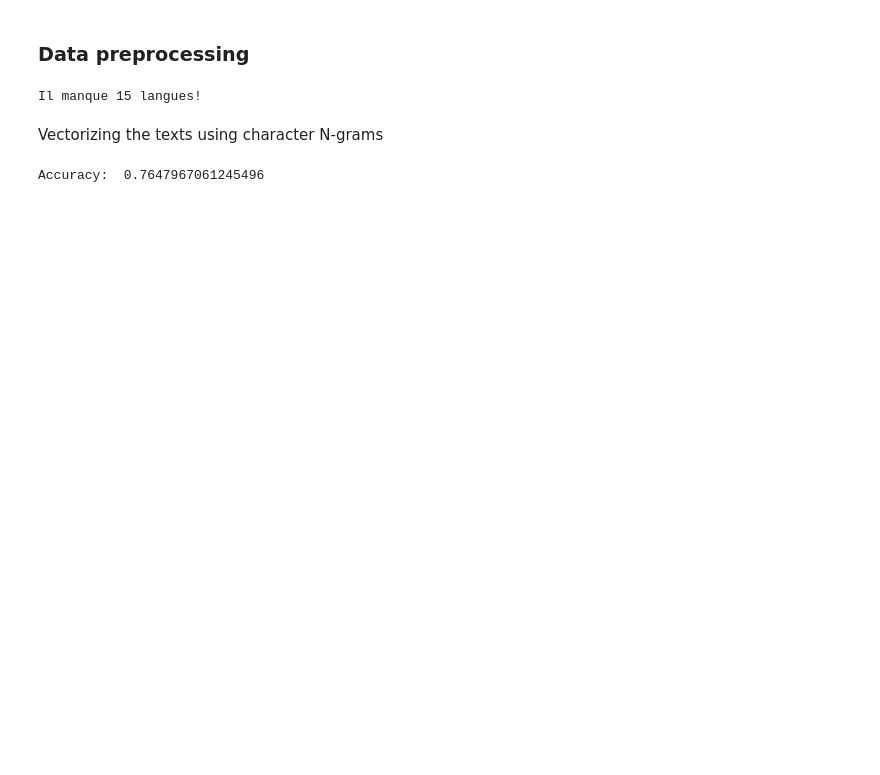
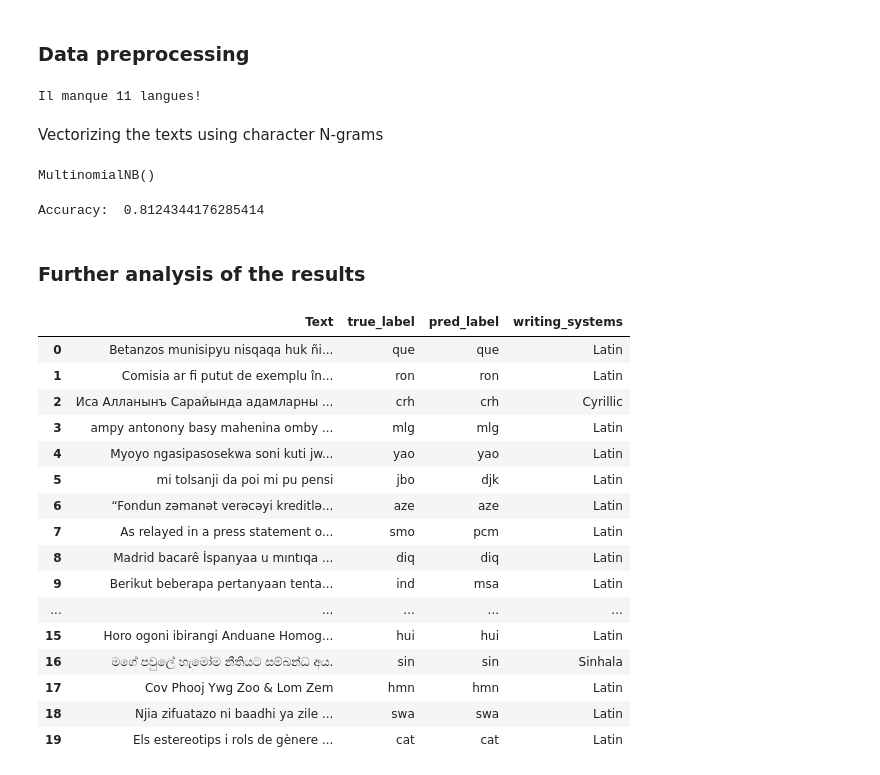
Before and after one commit to pierreglerant/nlp, a Jupyter notebook: ngram_classifier.ipynb, the cells around one changed output. Cells and saved outputs as stored; diff of their text form; code cells hidden in the pictures; blank space fills up the shorter version.

```diff
--- a/ngram_classifier.ipynb
+++ b/ngram_classifier.ipynb
@@ -16,28 +21,70 @@ from sklearn.linear_model import LogisticRegression
 # %% [markdown]
 ### Data preprocessing
 # %%
+#Opening the csv as pandas DataFrame
 df = pd.read_csv("train_submission.csv")
 
+# We get the texts, labels and unique classes as lists
 X = df['Text'].to_list()
 y = df['Label'].to_list()
 labels = df.groupby('Label').first().reset_index()['Label'].to_list()
 
-X_train, X_test, y_train, y_test = train_test_split(X,y,test_size=0.05)
+# Split the dataset as train and validation datasets
+X_train, X_test, y_train, y_test = train_test_split(X,y,test_size=0.1)
 
 # Check if every language is in the training set:
 if len(set(y_test)) != len(labels):
     print(f"Il manque {-len(set(y_test)) + len(labels)} langues!")
 # %% [output]
-Il manque 15 langues!
+Il manque 11 langues!
 # %% [markdown]
 Vectorizing the texts using character N-grams
 # %%
-vectorizer = TfidfVectorizer(analyzer="char",lowercase=False,ngram_range=(3,5))
+# Using TF-IDF vectorizer to get the feature matrix
+vectorizer = TfidfVectorizer(analyzer="char",lowercase=False,ngram_range=(1,5), max_features=100000)
 X_features = vectorizer.fit_transform(X_train)
-model = KNeighborsClassifier(n_neighbors=20)
+
+# Solving the classification problem using Naive Bayes Classifier
+model = MultinomialNB()
 model.fit(X_features,y_train)
+# %% [output]
+MultinomialNB()
 # %%
+# Predicting labels on validation set
 y_pred = model.predict(vectorizer.transform(X_test))
+
+# Computing accuracy
 print("Accuracy: ", accuracy_score(y_test,y_pred))
 # %% [output]
-Accuracy:  0.7647967061245496
+Accuracy:  0.8124344176285414
+# %% [markdown]
+### Further analysis of the results
+# %%
+df_test = pd.DataFrame({"Text":X_test})
+
+df_test["true_label"] = y_test  # Add true labels to the DataFrame
+df_test["pred_label"] = y_pred  # Add predicted labels
+
+writing_list = scripture_guess(X)
+
+df_test['writing_systems'] = scripture_guess(df_test['Text'])
+# %%
+df_test.head(20)
+# %% [output]
+|  | Text | true_label | pred_label | writing_systems |
+| 0 | Betanzos munisipyu nisqaqa huk ñi... | que | que | Latin |
+| 1 | Comisia ar fi putut de exemplu în... | ron | ron | Latin |
+| 2 | Иса Алланынъ Сарайында адамларны ... | crh | crh | Cyrillic |
+| 3 | ampy antonony basy mahenina omby ... | mlg | mlg | Latin |
+| 4 | Myoyo ngasipasosekwa soni kuti jw... | yao | yao | Latin |
+| 5 | mi tolsanji da poi mi pu pensi | jbo | djk | Latin |
+| 6 | “Fondun zəmanət verəcəyi kreditlə... | aze | aze | Latin |
+| 7 | As relayed in a press statement o... | smo | pcm | Latin |
+| 8 | Madrid bacarê İspanyaa u mıntıqa ... | diq | diq | Latin |
+| 9 | Berikut beberapa pertanyaan tenta... | ind | msa | Latin |
+| ... | ... | ... | ... | ... |
+| 15 | Horo ogoni ibirangi Anduane Homog... | hui | hui | Latin |
+| 16 | මගේ පවුලේ හැමෝම නීතියට සම්බන්ධ අය. | sin | sin | Sinhala |
+| 17 | Cov Phooj Ywg Zoo & Lom Zem | hmn | hmn | Latin |
+| 18 | Njia zifuatazo ni baadhi ya zile ... | swa | swa | Latin |
+| 19 | Els estereotips i rols de gènere ... | cat | cat | Latin |
```
Also changed, not shown: parts of 3 cells of this notebook, 2 other files.
